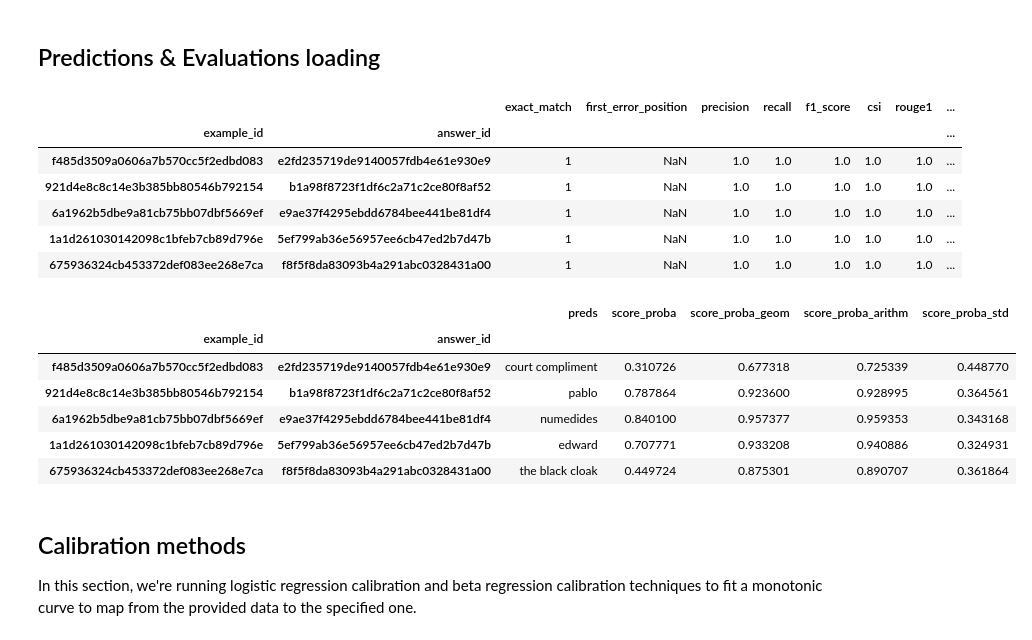
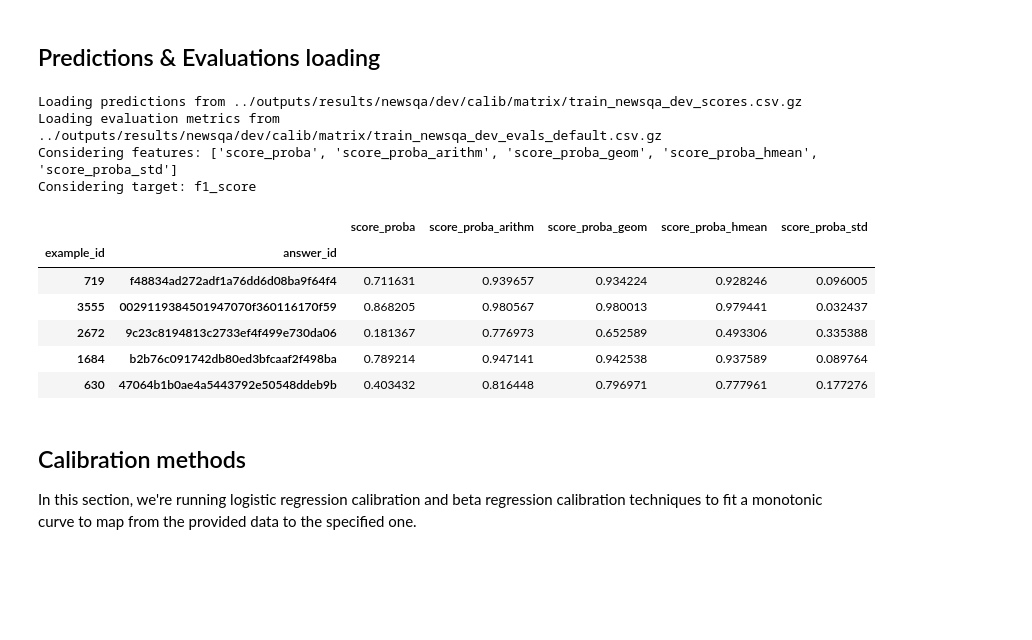
Before and after one commit to PastelBelem8/generative-calibration-lms, a Jupyter notebook: notebooks/5_FitCalibration.ipynb, the cells around one changed output. Saved outputs shown, nothing was run; the diff lists cells and outputs as text; code cells hidden in the pictures; blank space fills up the shorter version.

```diff
--- a/notebooks/5_FitCalibration.ipynb
+++ b/notebooks/5_FitCalibration.ipynb
@@ -152,2 +149,22 @@ import numpy as np
+# %%
+TRAIN_SET_PREDS_FILEPATH = f"{CALIBRATION_MATRIX_DIR}/train_{PREDS_FILENAME}.csv.gz"
+TEST_SET_PREDS_FILEPATH = f"{CALIBRATION_MATRIX_DIR}/test_{PREDS_FILENAME}.csv.gz"
+
+TRAIN_SET_EVALS_FILEPATH = f"{CALIBRATION_MATRIX_DIR}/train_{EVALS_FILENAME}.csv.gz"
+TEST_SET_EVALS_FILEPATH = f"{CALIBRATION_MATRIX_DIR}/test_{EVALS_FILENAME}.csv.gz"
+
+# The name of the feature in the target that we're trying to calibrate towards
+UNCALIBRATED_SCORE_COLS = [
+    "score_proba",
+    "score_proba_arithm",
+    "score_proba_geom",
+    "score_proba_hmean",
+    "score_proba_std",
+]
+
+# The metric we're calibrating w.r.t.
+CALIBRATION_TARGET = "f1_score"
+
+ID_COLS = ["example_id", "answer_id"]
 # %% [markdown]
 ## Predictions & Evaluations loading
@@ -166,23 +171,26 @@ y_true = evals[CALIBRATION_TARGET]
-# %%
-evals.head()
-# %% [output]
-|  |  | exact_match | first_error_position | precision | recall | f1_score | csi | rouge1 | ... |
-| example_id | answer_id |  |  |  |  |  |  |  | ... |
-| f485d3509a0606a7b570cc5f2edbd083 | e2fd235719de9140057fdb4e61e930e9 | 1 | NaN | 1.0 | 1.0 | 1.0 | 1.0 | 1.0 | ... |
-| 921d4e8c8c14e3b385bb80546b792154 | b1a98f8723f1df6c2a71c2ce80f8af52 | 1 | NaN | 1.0 | 1.0 | 1.0 | 1.0 | 1.0 | ... |
-| 6a1962b5dbe9a81cb75bb07dbf5669ef | e9ae37f4295ebdd6784bee441be81df4 | 1 | NaN | 1.0 | 1.0 | 1.0 | 1.0 | 1.0 | ... |
-| 1a1d261030142098c1bfeb7cb89d796e | 5ef799ab36e56957ee6cb47ed2b7d47b | 1 | NaN | 1.0 | 1.0 | 1.0 | 1.0 | 1.0 | ... |
-| 675936324cb453372def083ee268e7ca | f8f5f8da83093b4a291abc0328431a00 | 1 | NaN | 1.0 | 1.0 | 1.0 | 1.0 | 1.0 | ... |
+# %%
+X_train, y_train = get_dataset_for_calibration(
+    TRAIN_SET_PREDS_FILEPATH, TRAIN_SET_EVALS_FILEPATH,
+    features=UNCALIBRATED_SCORE_COLS,
+    target=CALIBRATION_TARGET,
+    id_cols=ID_COLS,
+    **csv_kwargs,
+)
+# %% [output]
+Loading predictions from ../outputs/results/newsqa/dev/calib/matrix/train_newsqa_dev_scores.csv.gz
+Loading evaluation metrics from ../outputs/results/newsqa/dev/calib/matrix/train_newsqa_dev_evals_default.csv.gz
+Considering features: ['score_proba', 'score_proba_arithm', 'score_proba_geom', 'score_proba_hmean', 'score_proba_std']
+Considering target: f1_score
 # %%
-preds.head()
+X_train.head()
 # %% [output]
-|  |  | preds | score_proba | score_proba_geom | score_proba_arithm | score_proba_std |
+|  |  | score_proba | score_proba_arithm | score_proba_geom | score_proba_hmean | score_proba_std |
 | example_id | answer_id |  |  |  |  |  |
-| f485d3509a0606a7b570cc5f2edbd083 | e2fd235719de9140057fdb4e61e930e9 | court compliment | 0.310726 | 0.677318 | 0.725339 | 0.448770 |
-| 921d4e8c8c14e3b385bb80546b792154 | b1a98f8723f1df6c2a71c2ce80f8af52 | pablo | 0.787864 | 0.923600 | 0.928995 | 0.364561 |
-| 6a1962b5dbe9a81cb75bb07dbf5669ef | e9ae37f4295ebdd6784bee441be81df4 | numedides | 0.840100 | 0.957377 | 0.959353 | 0.343168 |
-| 1a1d261030142098c1bfeb7cb89d796e | 5ef799ab36e56957ee6cb47ed2b7d47b | edward | 0.707771 | 0.933208 | 0.940886 | 0.324931 |
-| 675936324cb453372def083ee268e7ca | f8f5f8da83093b4a291abc0328431a00 | the black cloak | 0.449724 | 0.875301 | 0.890707 | 0.361864 |
+| 719 | f48834ad272adf1a76dd6d08ba9f64f4 | 0.711631 | 0.939657 | 0.934224 | 0.928246 | 0.096005 |
+| 3555 | 0029119384501947070f360116170f59 | 0.868205 | 0.980567 | 0.980013 | 0.979441 | 0.032437 |
+| 2672 | 9c23c8194813c2733ef4f499e730da06 | 0.181367 | 0.776973 | 0.652589 | 0.493306 | 0.335388 |
+| 1684 | b2b76c091742db80ed3bfcaaf2f498ba | 0.789214 | 0.947141 | 0.942538 | 0.937589 | 0.089764 |
+| 630 | 47064b1b0ae4a5443792e50548ddeb9b | 0.403432 | 0.816448 | 0.796971 | 0.777961 | 0.177276 |
 # %% [markdown]
 ## Calibration methods
 
```
Also changed, not shown: parts of 28 cells of this notebook.
